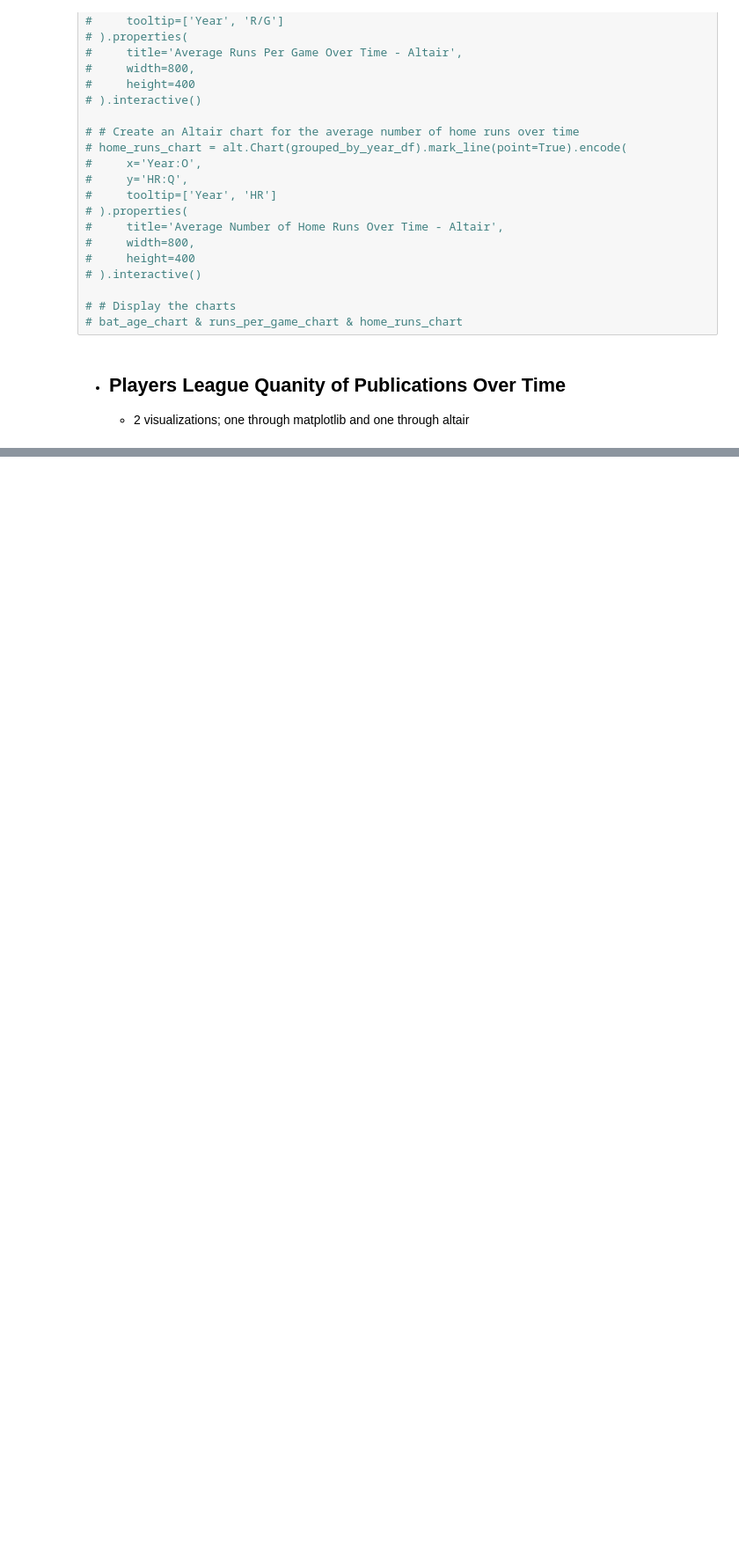
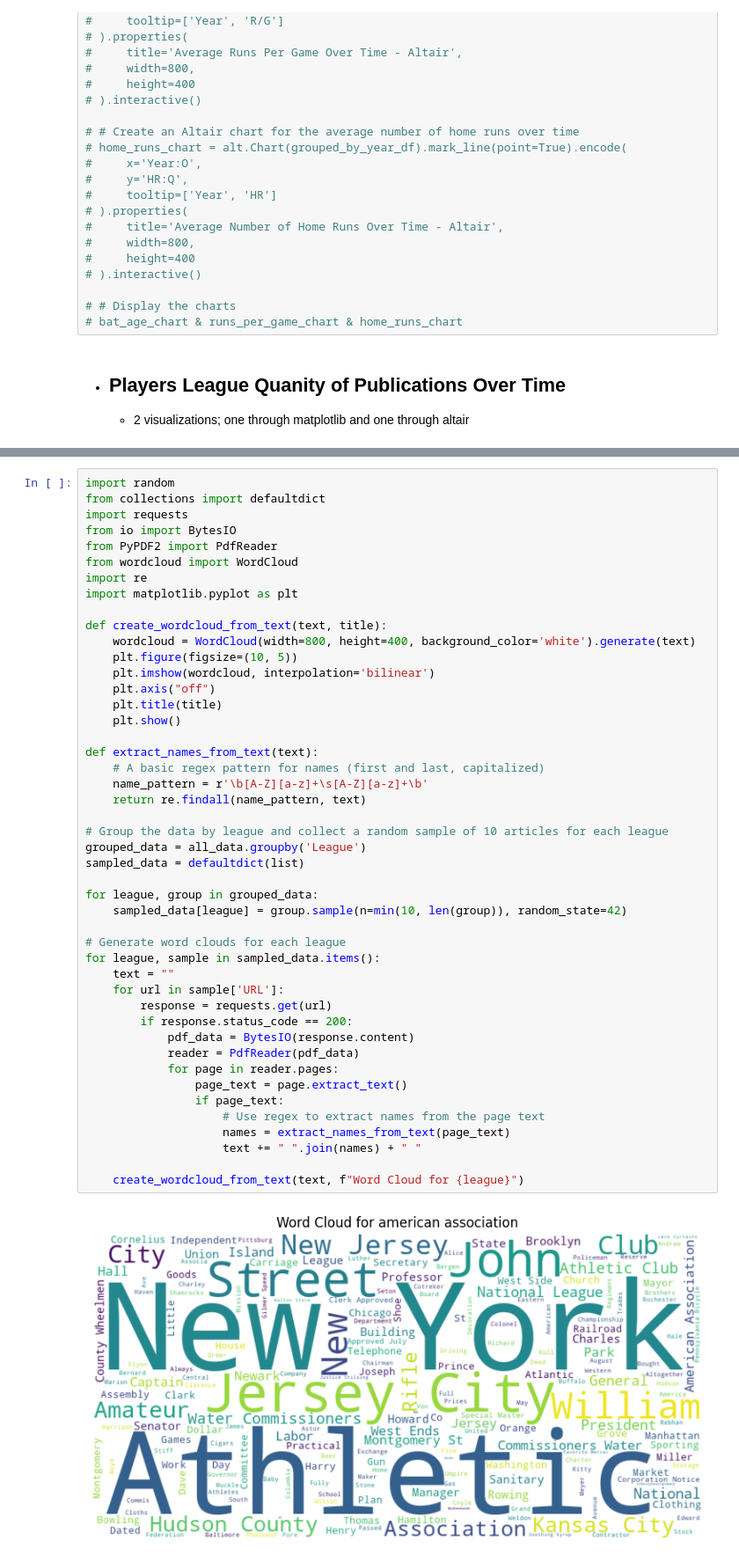
Before and after one commit to CultureAsData-UIUC/is310-fall-2024-group-5, a Jupyter notebook: pivoted_group_project/exploration_manipulation/metadata_over_time.ipynb, the cells around one changed output, grey strips where cells are left out. Shown at 88% size. Saved outputs shown, nothing was run; the diff lists cells and outputs as text; blank space fills up the shorter version.

```diff
--- a/pivoted_group_project/exploration_manipulation/metadata_over_time.ipynb
+++ b/pivoted_group_project/exploration_manipulation/metadata_over_time.ipynb
@@ -222,0 +326,48 @@ chart
+# %%
+import random
+from collections import defaultdict
+import requests
+from io import BytesIO
+from PyPDF2 import PdfReader
+from wordcloud import WordCloud
+import re
+import matplotlib.pyplot as plt
+
+def create_wordcloud_from_text(text, title):
+    wordcloud = WordCloud(width=800, height=400, background_color='white').generate(text)
+    plt.figure(figsize=(10, 5))
+    plt.imshow(wordcloud, interpolation='bilinear')
+    plt.axis("off")
+    plt.title(title)
+    plt.show()
+
+def extract_names_from_text(text):
+    # A basic regex pattern for names (first and last, capitalized)
+    name_pattern = r'\b[A-Z][a-z]+\s[A-Z][a-z]+\b'
+    return re.findall(name_pattern, text)
+
+# Group the data by league and collect a random sample of 10 articles for each league
+grouped_data = all_data.groupby('League')
+sampled_data = defaultdict(list)
+
+for league, group in grouped_data:
+    sampled_data[league] = group.sample(n=min(10, len(group)), random_state=42)
+
+# Generate word clouds for each league
+for league, sample in sampled_data.items():
+    text = ""
+    for url in sample['URL']:
+        response = requests.get(url)
+        if response.status_code == 200:
+            pdf_data = BytesIO(response.content)
+            reader = PdfReader(pdf_data)
+            for page in reader.pages:
+                page_text = page.extract_text()
+                if page_text:
+                    # Use regex to extract names from the page text
+                    names = extract_names_from_text(page_text)
+                    text += " ".join(names) + " "
+
+    create_wordcloud_from_text(text, f"Word Cloud for {league}")
+# %% [output]
+[figure, added]
```
Also changed, not shown: parts of 19 cells of this notebook, 3 other files.
